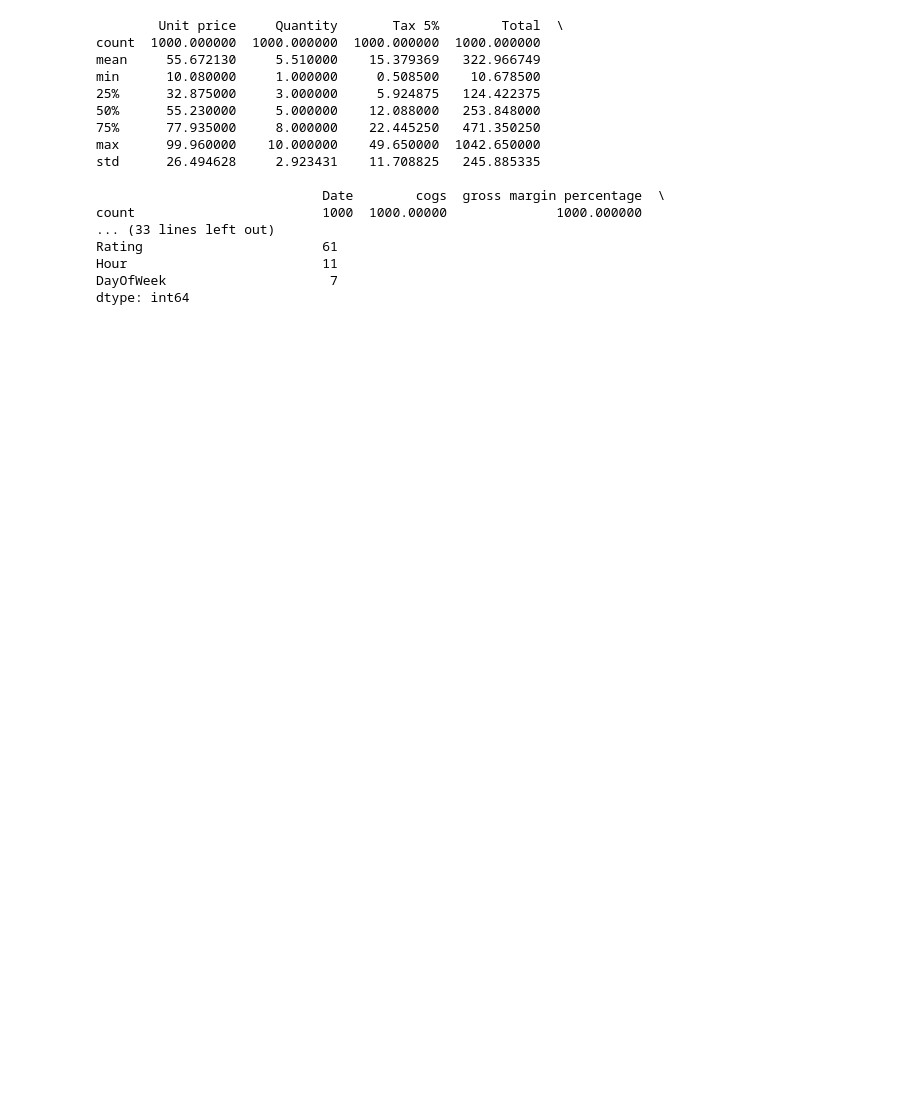
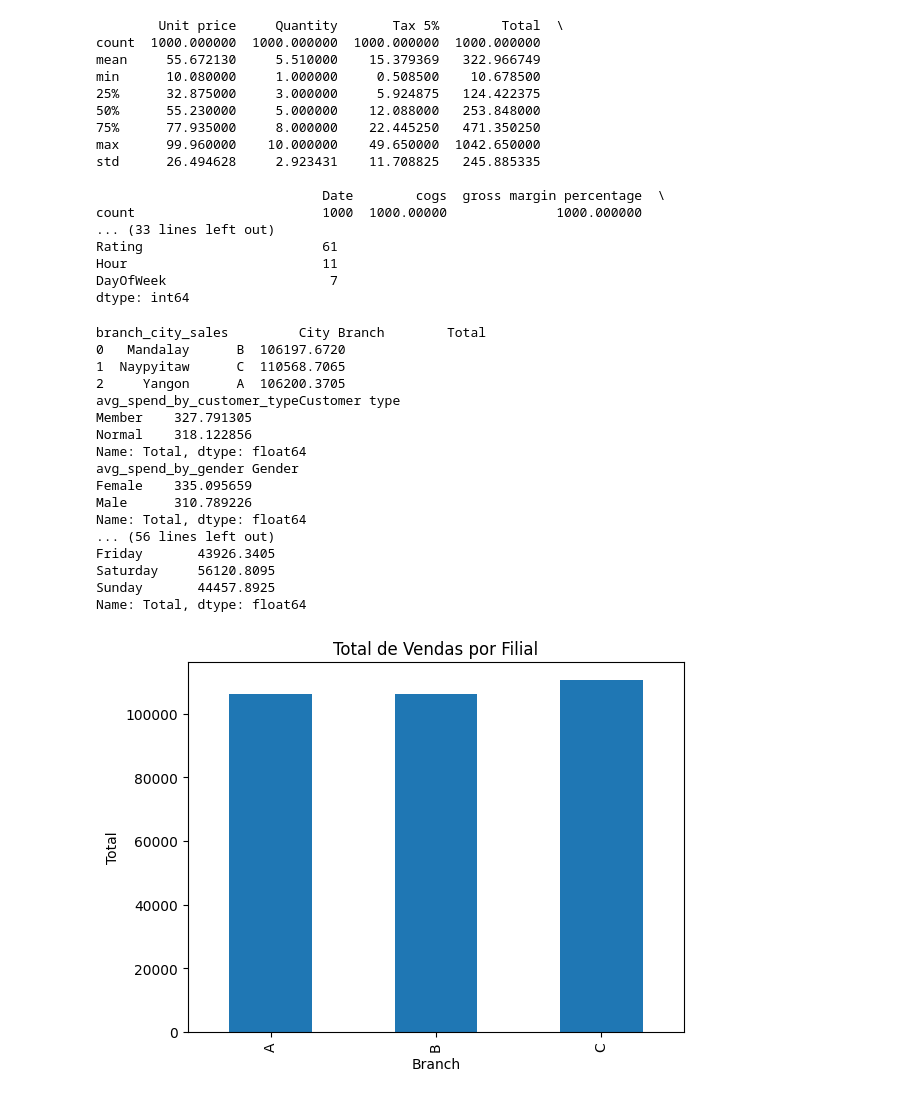
Before and after one commit to digomes87/Pandas-Analises, a Jupyter notebook: SuperMarket/main.ipynb, the cells around one changed output. Saved outputs shown, nothing was run; the diff lists cells and outputs as text; code cells hidden in the pictures; blank space fills up the shorter version.

```diff
--- a/SuperMarket/main.ipynb
+++ b/SuperMarket/main.ipynb
@@ -34,4 +34,12 @@ dtype: int64
 # %%
 # Analise por filial
 sales_by_branch =  pd_data.groupby("Branch")["Total"].sum()
-avg_ticket_y_branch = pd_data.groupby("Branch")["Total"].mean()
+avg_ticket_by_branch = pd_data.groupby("Branch")["Total"].mean()
+# %%
+# Product top selling
+top_products_by_branch = (
+    pd_data.groupby(["Branch", "Product line"])["Quantity"]
+    .sum()
+    .reset_index()
+    .sort_values(["Branch", "Quantity"], ascending=[True, False])
+)
@@ -37,0 +75,51 @@ avg_ticket_y_branch = pd_data.groupby("Branch")["Total"].mean()
+# %%
+# Print Statistics
+print(f"branch_city_sales {branch_city_sales}")
+print(f"avg_spend_by_customer_type{avg_spend_by_customer_type}")
+print(f"avg_spend_by_gender {avg_spend_by_gender}")
+print(f"avg_rating {avg_rating}")
+print(f"revenue_by_product_line {revenue_by_product_line}")
+print(f"avg_ticket_by_product_line {avg_ticket_by_product_line}")
+print(f"gross_income_by_product_line {gross_income_by_product_line}")
+
+print(f"daily_sales {daily_sales}")
+print(f"sales_by_hour {sales_by_hour}")
+print(f"sales_by_day {sales_by_day}")
+
+#  Visualizações (Exemplos)
+# --------------------------
+# Total de vendas por filial
+sales_by_branch.plot(kind="bar", title="Total de Vendas por Filial")
+plt.ylabel("Total")
+plt.show()
+
+# Ticket médio por filial
+avg_ticket_by_branch.plot(kind="bar", title="Ticket Médio por Filial", color="green")
+plt.ylabel("Média")
+plt.show()
+
+# Produtos mais vendidos por filial
+sns.barplot(data=top_products_by_branch, x="Product line", y="Quantity", hue="Branch")
+plt.xticks(rotation=45)
+plt.title("Produtos Mais Vendidos por Filial")
+plt.tight_layout()
+plt.show()
+# %% [output]
+branch_city_sales         City Branch        Total
+0   Mandalay      B  106197.6720
+1  Naypyitaw      C  110568.7065
+2     Yangon      A  106200.3705
+avg_spend_by_customer_typeCustomer type
+Member    327.791305
+Normal    318.122856
+Name: Total, dtype: float64
+avg_spend_by_gender Gender
+Female    335.095659
+Male      310.789226
+Name: Total, dtype: float64
+... (56 lines left out)
+Friday       43926.3405
+Saturday     56120.8095
+Sunday       44457.8925
+Name: Total, dtype: float64
+[figure, added]
```
Also changed, not shown: parts of 5 cells of this notebook.
